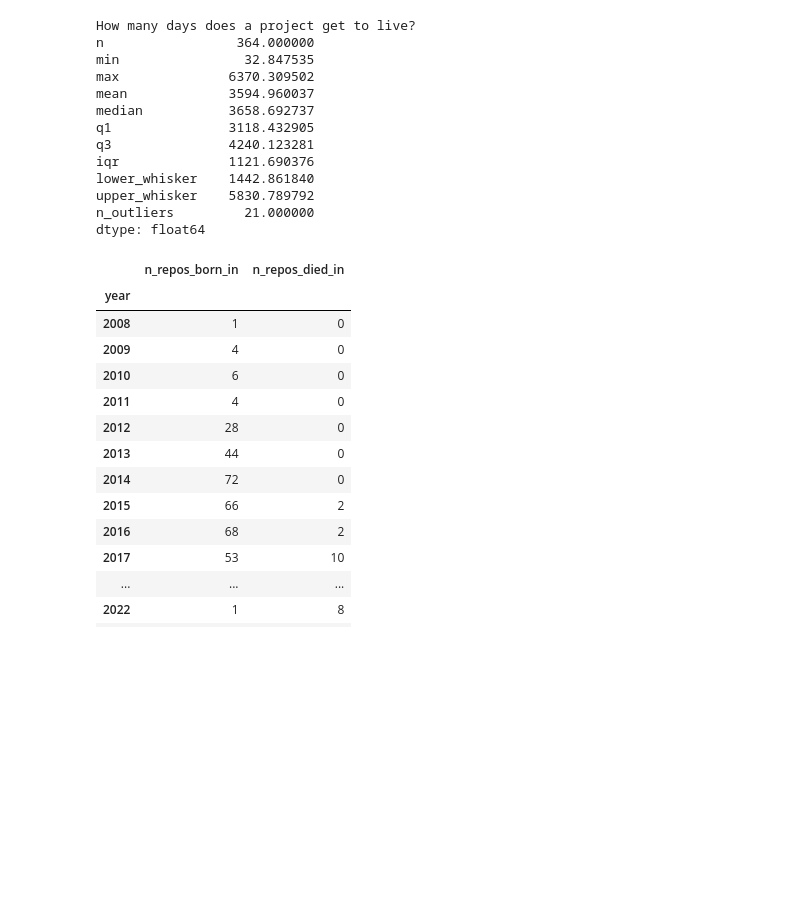
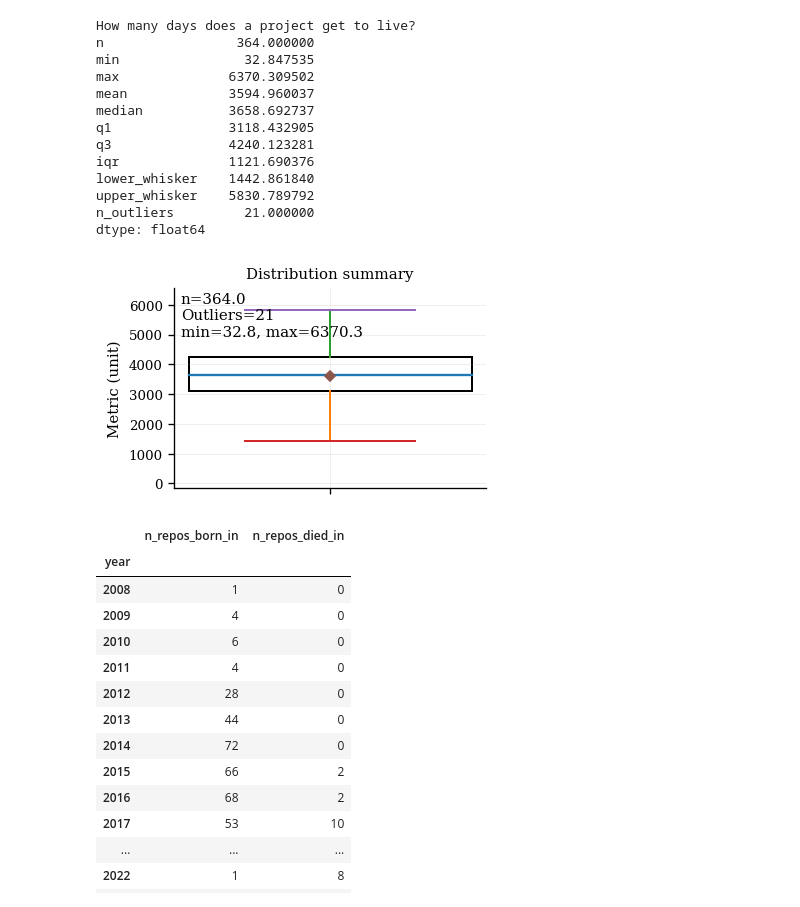
Before and after one commit to Leonard-Esser/autumn-2025-results, a Jupyter notebook: data_analysis.ipynb, the cells around one changed output. Drawn from its saved outputs; the diff is of its cells as text; code cells hidden in the pictures; blank space fills up the shorter version.

```diff
--- a/data_analysis.ipynb
+++ b/data_analysis.ipynb
@@ -590,6 +642,93 @@ lower_whisker    1442.861840
 upper_whisker    5830.789792
 n_outliers         21.000000
 dtype: float64
+# %%
+import matplotlib.pyplot as plt
+from matplotlib.patches import Rectangle
+
+# --- your boxplot stats ---
+# stats = {
+#     "n": 364,
+#     "min": 32.847535,
+#     "max": 6370.309502,
+#     "mean": 3594.960037,
+#     "median": 3658.692737,
+#     "q1": 3118.432905,
+#     "q3": 4240.123281,
+#     "iqr": 1121.690376,
+#     "lower_whisker": 1442.861840,
+#     "upper_whisker": 5830.789792,
+#     "n_outliers": 21,
+# }
+stats = boxplot_stats(repos["lifespan"])
+
+# If you already defined set_size(...) from my previous message, keep it.
+# Otherwise uncomment this:
+# def set_size(width_mm=85, height_mm=55):
+#     return (width_mm/25.4, height_mm/25.4)
+
+fig, ax = plt.subplots(figsize=set_size(85, 55))  # single-column-ish
+
+# Geometry
+x = 0.0
+box_w = 0.55
+
+q1, q3 = stats["q1"], stats["q3"]
+med = stats["median"]
+lw, uw = stats["lower_whisker"], stats["upper_whisker"]
+
+# --- draw box (Q1-Q3) ---
+ax.add_patch(Rectangle(
+    (x - box_w/2, q1),
+    box_w,
+    q3 - q1,
+    fill=False,
+    linewidth=1.2,
+))
+
+# --- median line ---
+ax.plot([x - box_w/2, x + box_w/2], [med, med], linewidth=1.4)
+
+# --- whiskers ---
+ax.plot([x, x], [lw, q1], linewidth=1.2)
+ax.plot([x, x], [q3, uw], linewidth=1.2)
+
+# --- whisker caps ---
+cap_w = box_w * 0.6
+ax.plot([x - cap_w/2, x + cap_w/2], [lw, lw], linewidth=1.2)
+ax.plot([x - cap_w/2, x + cap_w/2], [uw, uw], linewidth=1.2)
+
+# --- labels / styling ---
+ax.set_xticks([x])
+ax.set_xticklabels([""])
+ax.set_xlabel("")  # usually caption carries context
+ax.set_ylabel("Metric (unit)")  # <- change to your unit
+ax.set_title("Distribution summary")
+
+# Keep some padding; also ensures whiskers aren't glued to the frame
+ymin = min(stats["min"], lw)   # we *know* min/max but they aren't whiskers
+ymax = max(stats["max"], uw)
+pad = 0.03 * (ymax - ymin)
+ax.set_ylim(ymin - pad, ymax + pad)
+
+# Outlier info (we can't plot exact fliers without raw values)
+ax.text(
+    0.02, 0.98,
+    f"n={stats['n']}\nOutliers={int(stats['n_outliers'])}\nmin={stats['min']:.1f}, max={stats['max']:.1f}",
+    transform=ax.transAxes,
+    va="top",
+)
+
+# Optional: show mean as a small marker (still summary-based)
+ax.plot([x], [stats["mean"]], marker="D")  # diamond marker
+
+# Less clutter: legend usually unnecessary for single box
+# ax.legend(frameon=False)
+
+fig.savefig("boxplot_from_summary.pdf")
+plt.show()
+# %% [output]
+[figure, added]
 # %%
 repos_copy = repos.copy()
 
```
Also changed, not shown: parts of 126 cells of this notebook, 3 other files.
